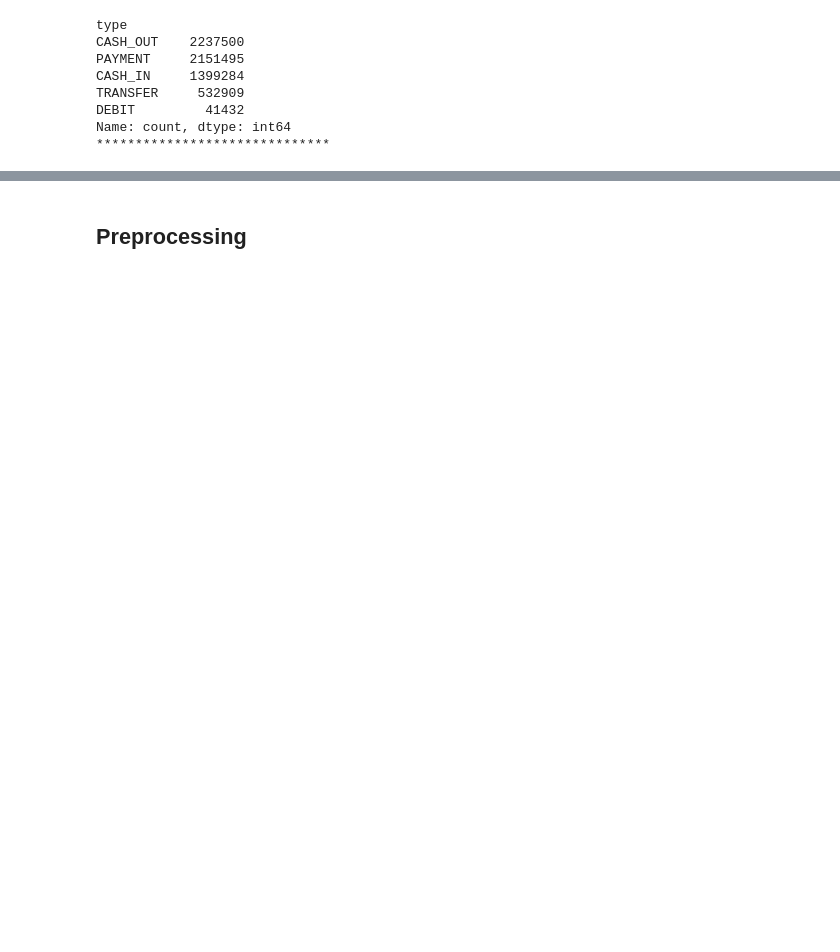
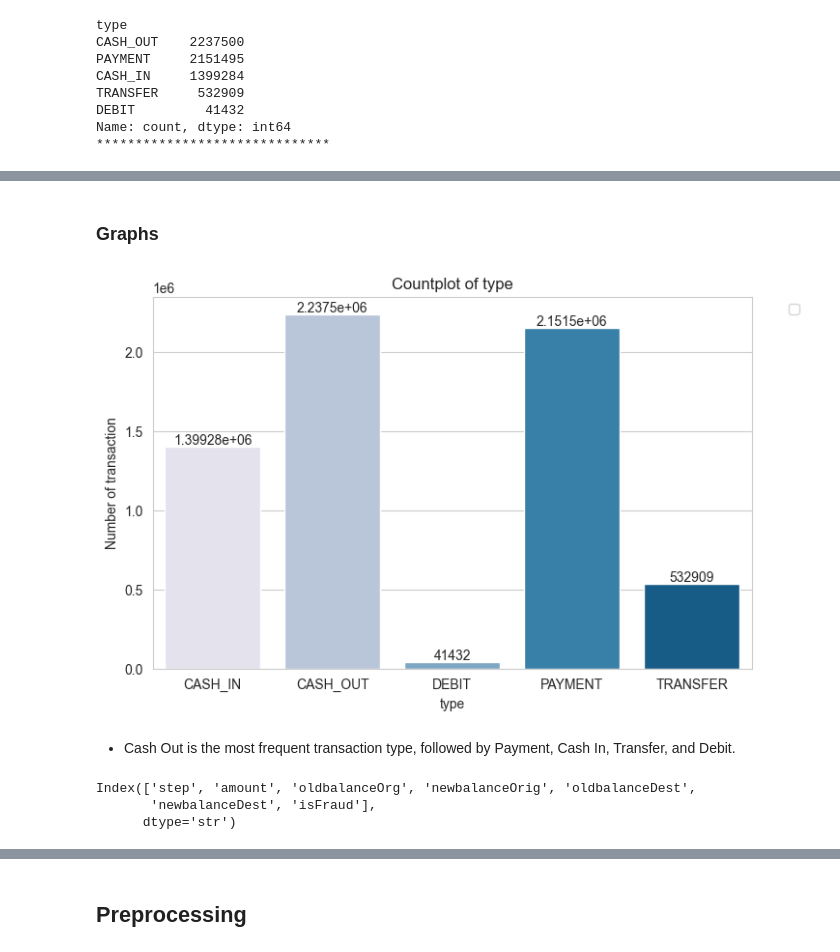
Before and after one commit to luunguyentankhai/ADY201m, a Jupyter notebook: preprocessing/data_cleaning.ipynb, the cells around one changed output, grey strips where cells are left out. Drawn from its saved outputs; the diff is of its cells as text; code cells hidden in the pictures; blank space fills up the shorter version.

```diff
--- a/preprocessing/data_cleaning.ipynb
+++ b/preprocessing/data_cleaning.ipynb
@@ -144,0 +83,11 @@ memory usage: 443.0 MB
+# %%
+# Use smaller dtype for numberical columns
+for col in df.columns:
+    if df[col].dtype == 'float64':
+        df[col] = pd.to_numeric(df[col], downcast= 'float')
+    if df[col].dtype == 'int64':
+        df[col] = pd.to_numeric(df[col], downcast= 'unsigned')
+
+df['type'] = df['type'].astype('category')
+
+df.info()
@@ -267,0 +179,31 @@ KeyboardInterrupt:
+# %% [markdown]
+### Graphs
+# %%
+# Setting
+sns.set_style('whitegrid')
+# %%
+col = 'type'
+
+plt.figure(figsize=(8, 5))
+
+ax = sns.countplot(x=col, data=df, palette= 'PuBu')
+
+for container in ax.containers:
+    ax.bar_label(container)
+
+# plt.grid(axis='y', alpha= 0.5)
+plt.title(f'Countplot of {col}')
+plt.ylabel('Number of transaction')
+plt.legend(bbox_to_anchor=(1.05,1), loc='upper left')
+plt.show()
+# %% [output]
+[figure, added]
+# %% [markdown]
+- Cash Out is the most frequent transaction type, followed by Payment, Cash In, Transfer, and Debit.
+# %%
+numberic_cols = df.select_dtypes(include= 'number').columns
+numberic_cols
+# %% [output]
+Index(['step', 'amount', 'oldbalanceOrg', 'newbalanceOrig', 'oldbalanceDest',
+       'newbalanceDest', 'isFraud'],
+      dtype='str')
```
Also changed, not shown: parts of 70 cells of this notebook.
